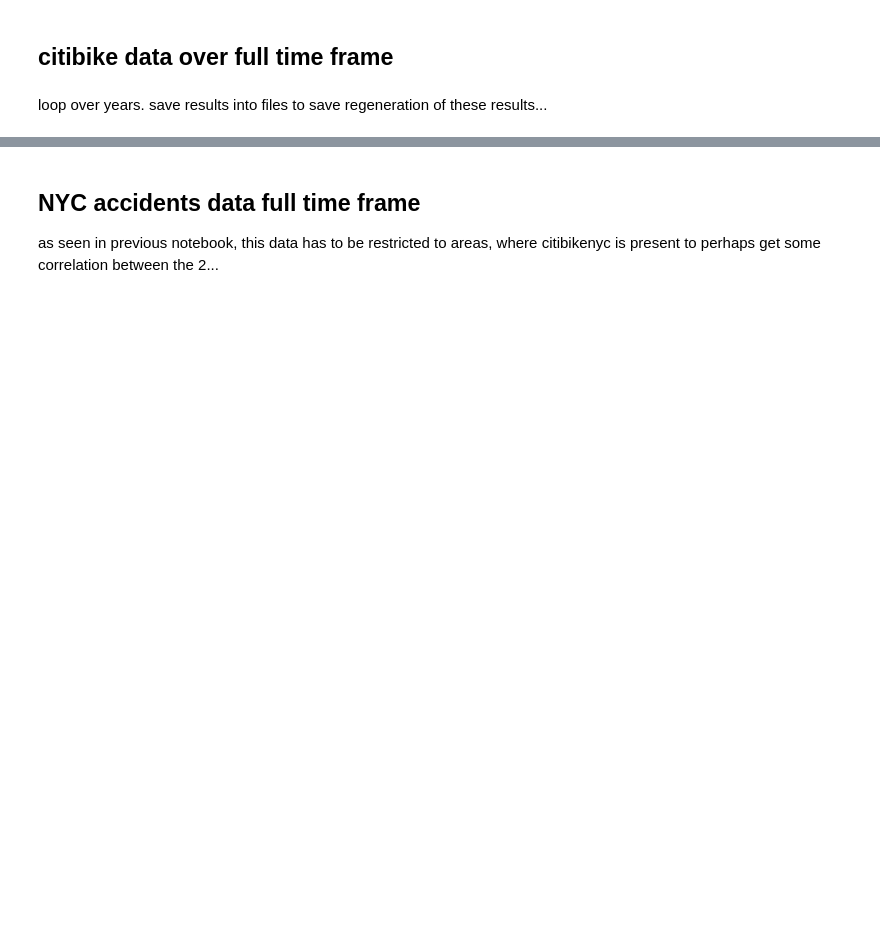
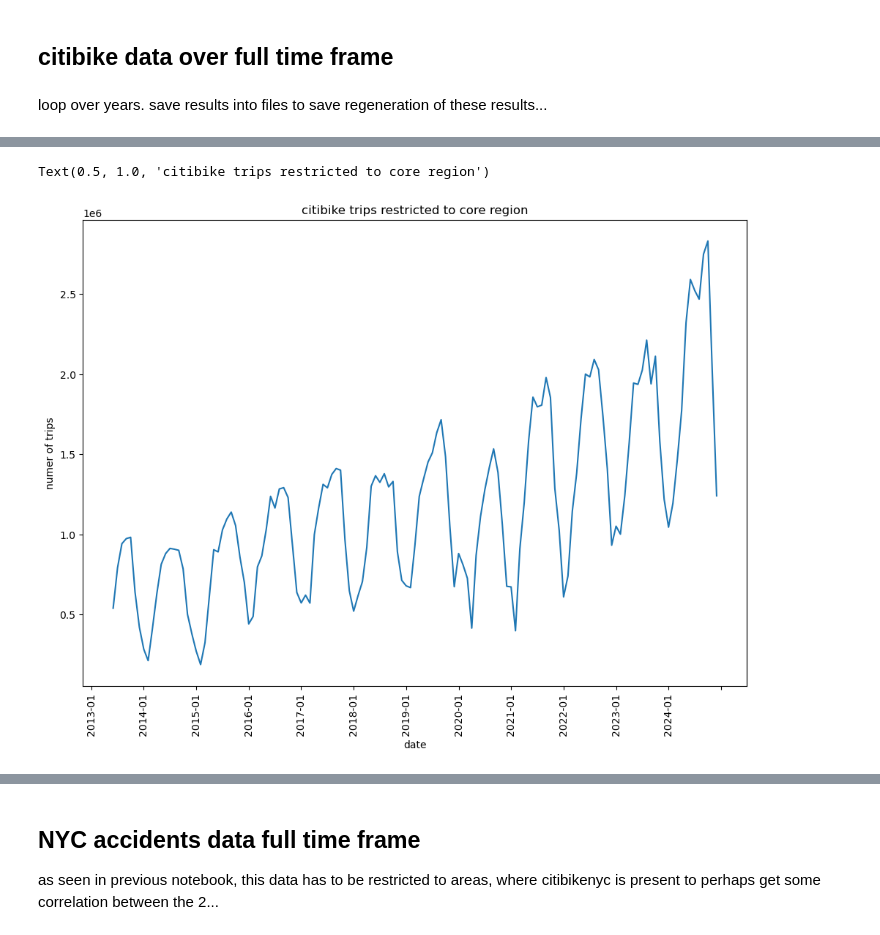
Before and after one commit to tobzac/challenge, a Jupyter notebook: 03_full_time_analysis.ipynb, the cells around one changed output, grey strips where cells are left out. Cells and saved outputs as stored; diff of their text form; code cells hidden in the pictures; blank space fills up the shorter version.

```diff
--- a/03_full_time_analysis.ipynb
+++ b/03_full_time_analysis.ipynb
@@ -184,7 +209,6 @@ for year in all_years:
         imported_result_map_per_year[year] = b
 
 print(imported_result_map_per_year)
-print(result_map_per_year)
 
 imported_number_unique_stations_per_year = {}
 for year in all_years:
@@ -193,5 +217,28 @@ for year in all_years:
         imported_number_unique_stations_per_year[year] = b
 
 print(imported_number_unique_stations_per_year)
-print(number_unique_stations_per_year)
+
+#--------------------------------------------------------------
+#import pre-generated pickle files/ csv files from core region:
+imported_df_coords_per_year_core = {}
+for year in all_years:
+    df = pd.read_csv('intermediate_results/df_coords_stations_core_' + str(year) + '.csv', index_col="Unnamed: 0")
+    imported_df_coords_per_year_core[year] = df
+
+# read in dictionaries from pickle files
+imported_result_map_per_year_core = {}
+for year in all_years:
+    with open('intermediate_results/result_map_core_' + str(year) + '.pickle', 'rb') as handle:
+        b = pickle.load(handle)
+        imported_result_map_per_year_core[year] = b
+
+print(imported_result_map_per_year_core)
+
+imported_number_unique_stations_per_year_core = {}
+for year in all_years:
+    with open('intermediate_results/number_unique_stations_core_' + str(year) + '.pickle', 'rb') as handle:
+        b = pickle.load(handle)
+        imported_number_unique_stations_per_year_core[year] = b
+
+print(imported_number_unique_stations_per_year_core)
 # %% [output]
@@ -247,0 +299,21 @@ g = sns.lineplot(data=df_stations, x='year', y='number of unique used stations')
+# %%
+# plot overall trips in core region over years
+df_trips = pd.DataFrame.from_dict(imported_result_map_per_year_core)
+df_trips['month'] = df_trips.index
+df_trips = df_trips.sort_values('month')
+df_trips
+df_trips = df_trips.melt(id_vars=['month'], value_vars=all_years)
+df_trips['date'] = df_trips['variable'].astype(str) + "-" + df_trips['month'].astype(str)
+df_trips = df_trips.rename(columns={"value": "numer of trips"})
+df_trips
+
+rcParams['figure.figsize'] = 11.7,8.27
+
+g = sns.lineplot(data=df_trips, x='date', y='numer of trips')
+g.tick_params(axis='x', labelrotation=90)
+
+g.xaxis.set_major_locator(ticker.MultipleLocator(12))
+g.set_title('citibike trips restricted to core region')
+# %% [output]
+Text(0.5, 1.0, 'citibike trips restricted to core region')
+[figure, added]
```
Also changed, not shown: parts of 24 cells of this notebook, 2 other files.
